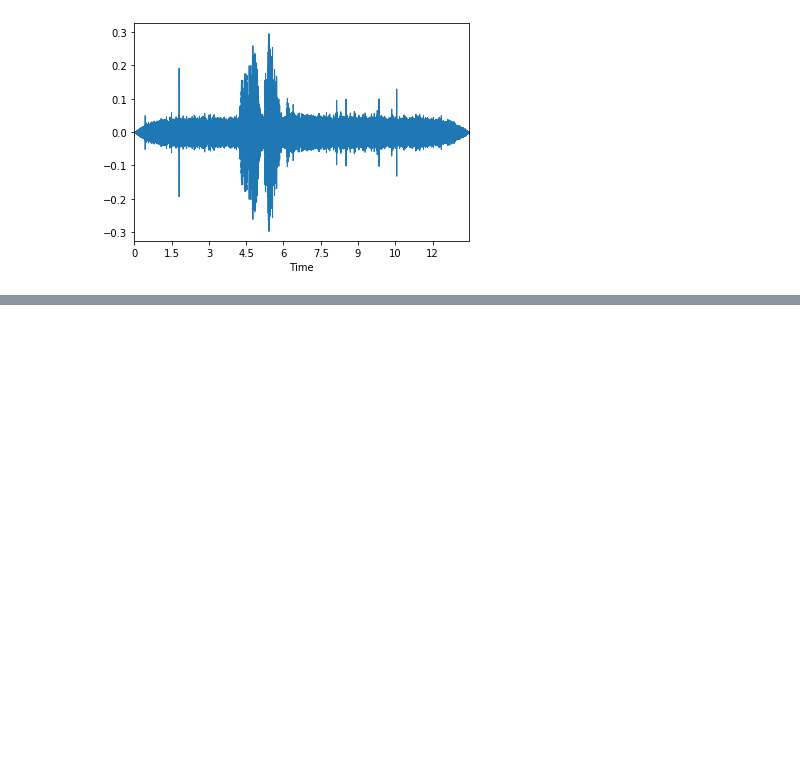
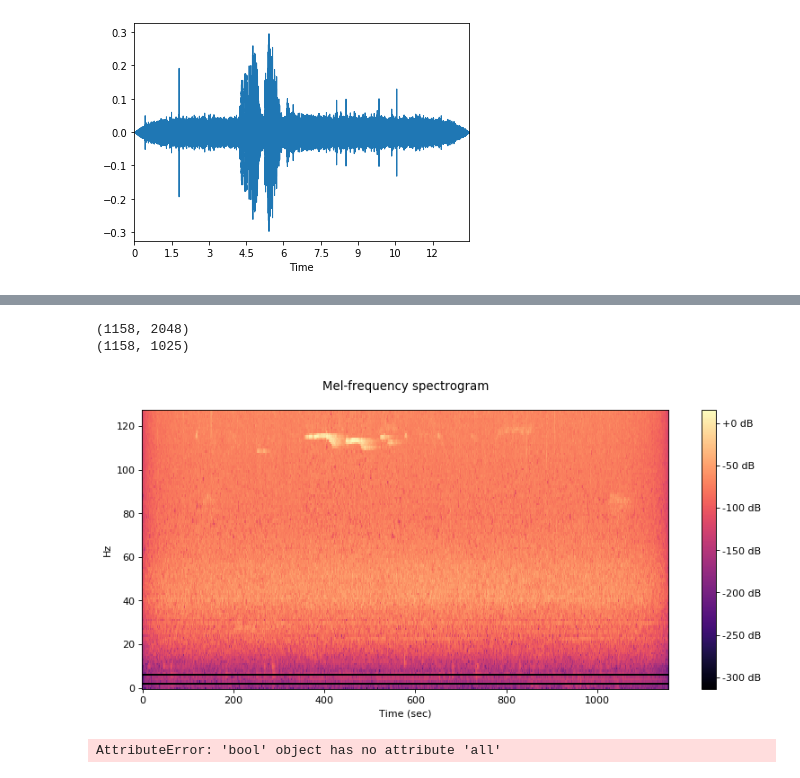
Before and after one commit to AlxSp/songbird, a Jupyter notebook: audio_analysis.ipynb, the cells around one changed output, grey strips where cells are left out. Drawn from its saved outputs; the diff is of its cells as text; code cells hidden in the pictures; blank space fills up the shorter version.

```diff
--- a/audio_analysis.ipynb
+++ b/audio_analysis.ipynb
@@ -52,0 +94,12 @@ array([[5.40621381e-10, 8.58971672e-10, 2.91423063e-09, ...,
+# %%
+def apply_hamming_window(frames : np.array):
+    #Assumes that the length of the nth dimension is the length of a frame -> ex: 2d array shape (num_frames, frame_len)
+    frames *= np.hamming(frames.shape[frames.ndim - 1])
+
+def apply_hanning_window(frames : np.array):
+    frames *= np.hanning(frames.shape[frames.ndim - 1])
+# %%
+def calculate_power_spectrum(time_series_frames, n_fft = None):
+    mag_frames = np.abs(np.fft.rfft(time_series_frames, n_fft)) # for each frame compute the n point fourier transform
+    pow_frames = ((1.0 / n_fft) * ((mag_frames) ** 2))
+    return pow_frames
@@ -52,0 +109,8 @@ array([[5.40621381e-10, 8.58971672e-10, 2.91423063e-09, ...,
+# %%
+#convert frequency to mel scale
+def frequency_to_mel(freq):
+    return 2595 * np.log10(1 + freq / 700)
+
+#convert mel to frequency
+def mel_to_frequency(mel):
+    return 700 * (10 **(mel / 2595) - 1)
@@ -52,0 +146,48 @@ array([[5.40621381e-10, 8.58971672e-10, 2.91423063e-09, ...,
+# %%
+window_size_ms = 25
+step_size_ms = 10
+sample_rate = 44100
+frame_length = int(.001 * window_size_ms * sampling_rate)
+step_size = int(.001 * step_size_ms * sampling_rate)
+#print(frame_length, step_size)
+
+frame_length = 2048
+step_size = 512
+
+n_fft = 2048
+bands = 128
+#print(frame_length, step_size)
+
+time_series_frames = get_even_time_series_frames(time_series, frame_length, step_size)
+print(time_series_frames.shape)
+
+apply_hanning_window(time_series_frames)
+pow_frames = calculate_power_spectrum(time_series_frames, n_fft)
+print(pow_frames.shape)
+
+#print(pow_frames.shape)
+filter_banks = apply_filter_banks(pow_frames, sample_rate, n_fft, bands, freq_max= 10000)
+filter_banks = 20 * np.log10(filter_banks)  # dB
+#print(filter_banks.shape)
+#filter_banks -= (np.mean(filter_banks, axis=0) + 1e-8)
+f = plt.figure(figsize=(10,5), dpi= 80)
+ax = f.add_subplot()
+ax.set_title('Mel-frequency spectrogram') #set title
+mfcc = ax.matshow(filter_banks.T, aspect="auto", cmap=plt.get_cmap('magma')) #draw matrix with colormap 'magma'
+ax.xaxis.set_ticks_position('bottom') #set x ticks to bottom of graph
+ax.set_xlabel('Time (sec)')
+#ax.set_xticks(np.arange(0, len(time_series), step = sampling_rate))
+#ax.set_xticklabels(np.arange(0, len(time_series) / sampling_rate))
+ax.invert_yaxis() #have y axis start from the bottom
+ax.set_ylabel('Hz')
+y_tick_stepsize = 1000
+#ax.set_yticks(np.arange(0, max_frequency / y_tick_stepsize, step = y_tick_stepsize))
+#ax.set_yticklabels(np.arange(0, max_frequency / y_tick_stepsize))
+plt.tight_layout()
+plt.colorbar(mfcc, format='%+2.0f dB');
+plt.show()
+#get_fourier_transform(time_series, sampling_rate)
+# %% [output]
+(1158, 2048)
+(1158, 1025)
+[figure, added]
@@ -52,0 +211,6 @@ array([[5.40621381e-10, 8.58971672e-10, 2.91423063e-09, ...,
+# %%
+print((lib_frames == time_series_frames).all())
+print(np.array_equal(lib_frames, time_series_frames))
+print('librosa: {} own: {}'.format(lib_frames.shape, time_series_frames.shape))
+# %% [output]
+AttributeError: 'bool' object has no attribute 'all'
```
Also changed, not shown: parts of 42 cells of this notebook, 2 other files.
